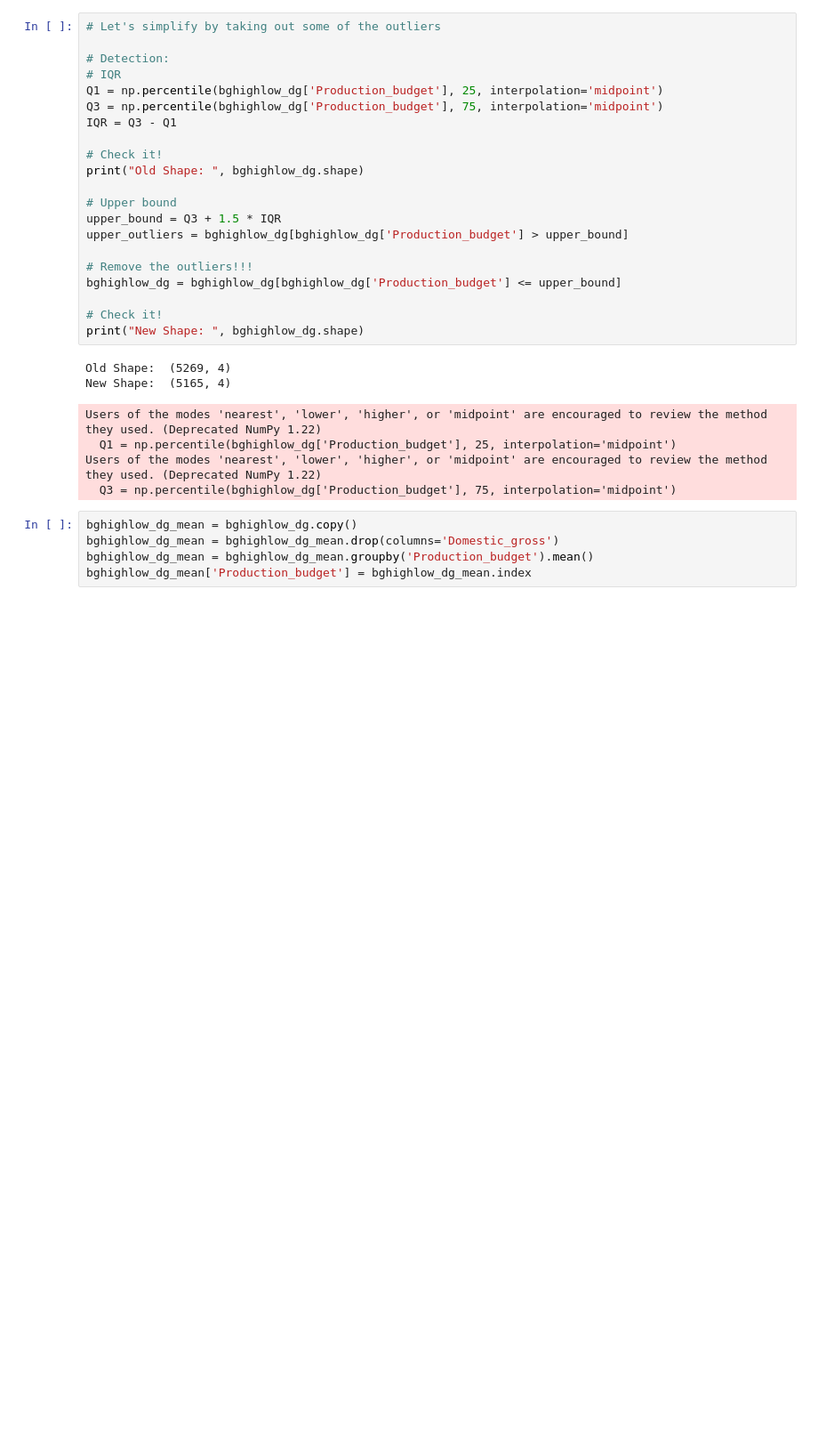
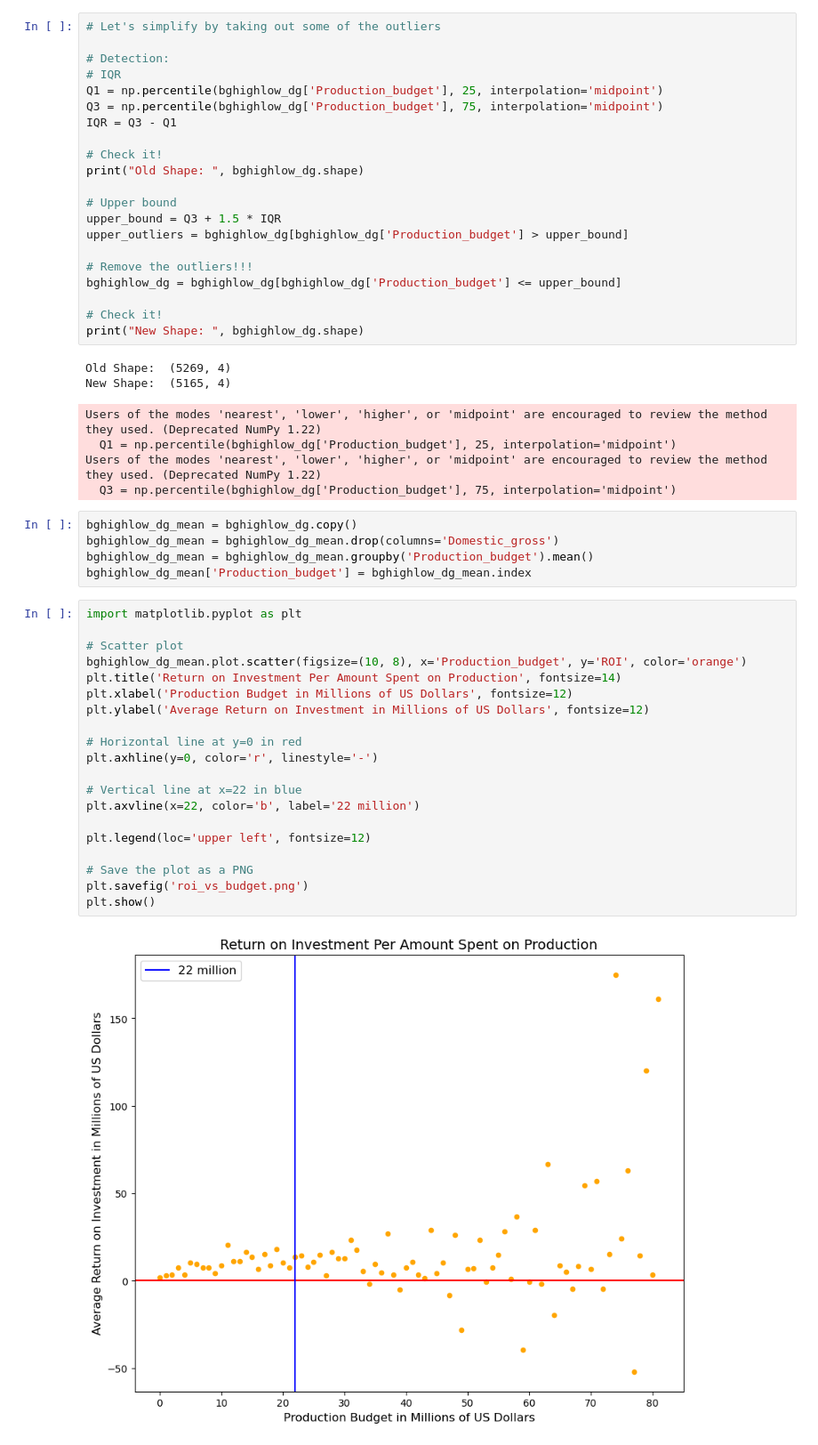
Before and after one commit to KMalinga/dsc-phase-1-project-v2-4, a Jupyter notebook: student.ipynb, the cells around one changed output. Shown at 89% size. Cells and saved outputs as stored; diff of their text form; blank space fills up the shorter version.

```diff
--- a/student.ipynb
+++ b/student.ipynb
@@ -491,3 +491,25 @@ bghighlow_dg_mean = bghighlow_dg.copy()
 bghighlow_dg_mean = bghighlow_dg_mean.drop(columns='Domestic_gross')
 bghighlow_dg_mean = bghighlow_dg_mean.groupby('Production_budget').mean()
 bghighlow_dg_mean['Production_budget'] = bghighlow_dg_mean.index
+# %%
+import matplotlib.pyplot as plt
+
+# Scatter plot
+bghighlow_dg_mean.plot.scatter(figsize=(10, 8), x='Production_budget', y='ROI', color='orange')
+plt.title('Return on Investment Per Amount Spent on Production', fontsize=14)
+plt.xlabel('Production Budget in Millions of US Dollars', fontsize=12)
+plt.ylabel('Average Return on Investment in Millions of US Dollars', fontsize=12)
+
+# Horizontal line at y=0 in red
+plt.axhline(y=0, color='r', linestyle='-')
+
+# Vertical line at x=22 in blue
+plt.axvline(x=22, color='b', label='22 million')
+
+plt.legend(loc='upper left', fontsize=12)
+
+# Save the plot as a PNG
+plt.savefig('roi_vs_budget.png')
+plt.show()
+# %% [output]
+[figure, added]
```
